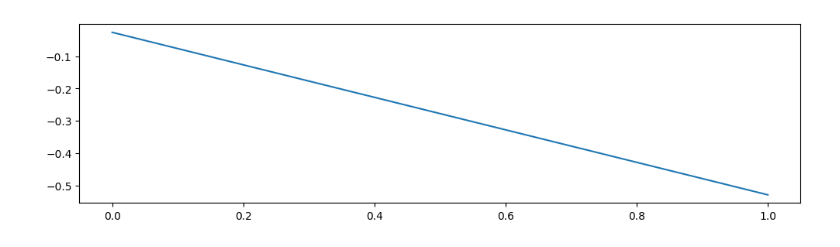
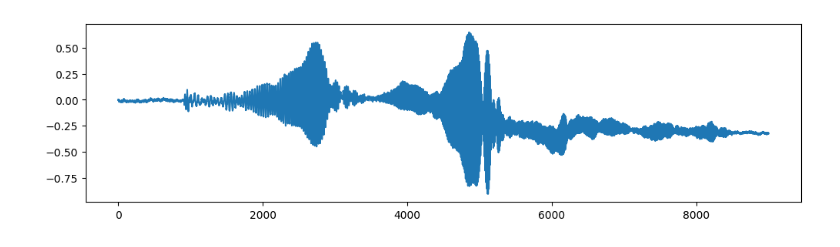
Before and after one commit to eitanturok/good-vibrations, a Jupyter notebook: notebooks/14_inspect_dataset.ipynb, the cells around one changed output. Saved outputs shown, nothing was run; the diff lists cells and outputs as text; code cells hidden in the pictures.

```diff
--- a/notebooks/14_inspect_dataset.ipynb
+++ b/notebooks/14_inspect_dataset.ipynb
@@ -7,5 +22,4 @@ from huggingface_hub import snapshot_download
 # %%
 repo_id = 'eturok-weizmann/vibrations'
-# ds = load_dataset(repo_id, split='train', columns=["sample_idx", "x_position", "y_position", "object", "fps"])
-ds = load_dataset(repo_id, split='train')
-snapshot_dir = snapshot_download(repo_id, repo_type="dataset", allow_patterns="data/sample_*.npz")
+ds = load_dataset(repo_id, split='train', columns=["experiment_config"], download_mode='force_redownload', verification_mode='no_checks')
+# snapshot_dir = snapshot_download(repo_id, repo_type="dataset", allow_patterns="data/sample_*.npz")
@@ -62,8 +95,8 @@ tensor([[[ 0.0000e+00,  0.0000e+00],
 # %%
 from matplotlib import pyplot as plt
 
 plt.figure(figsize=(12,3))
-plt.plot(shifts[8][:][1])
+plt.plot(shifts[50, :, 1])
 plt.show()
 # %% [output]
-[figure, old version]
+[figure, new version]
```
Also changed, not shown: parts of 8 cells of this notebook, 3 other files.
